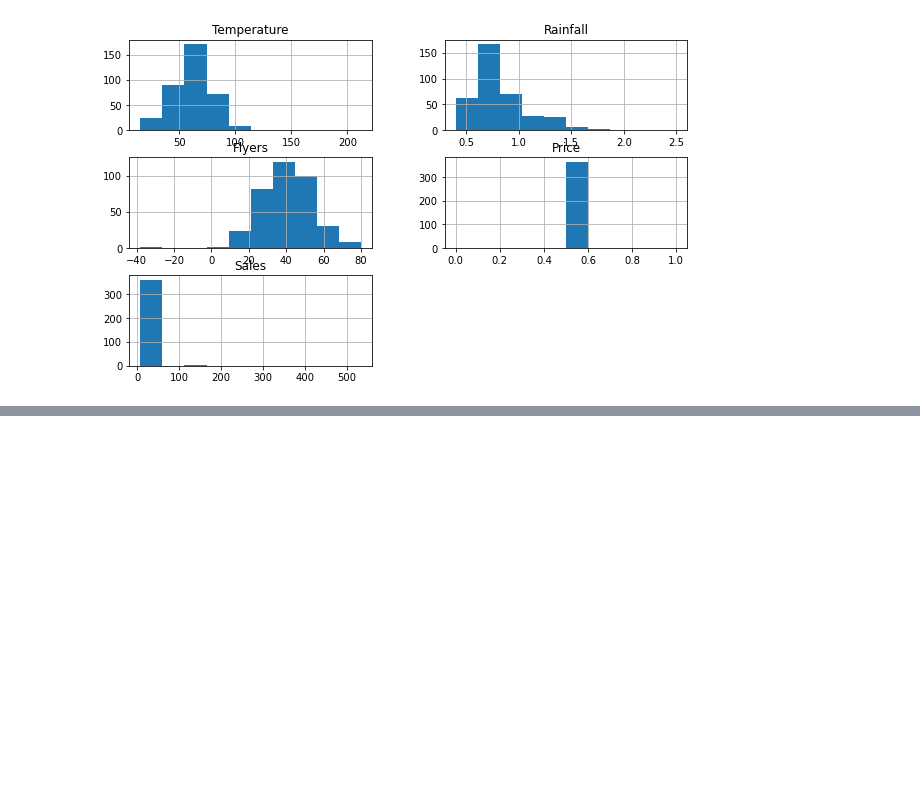
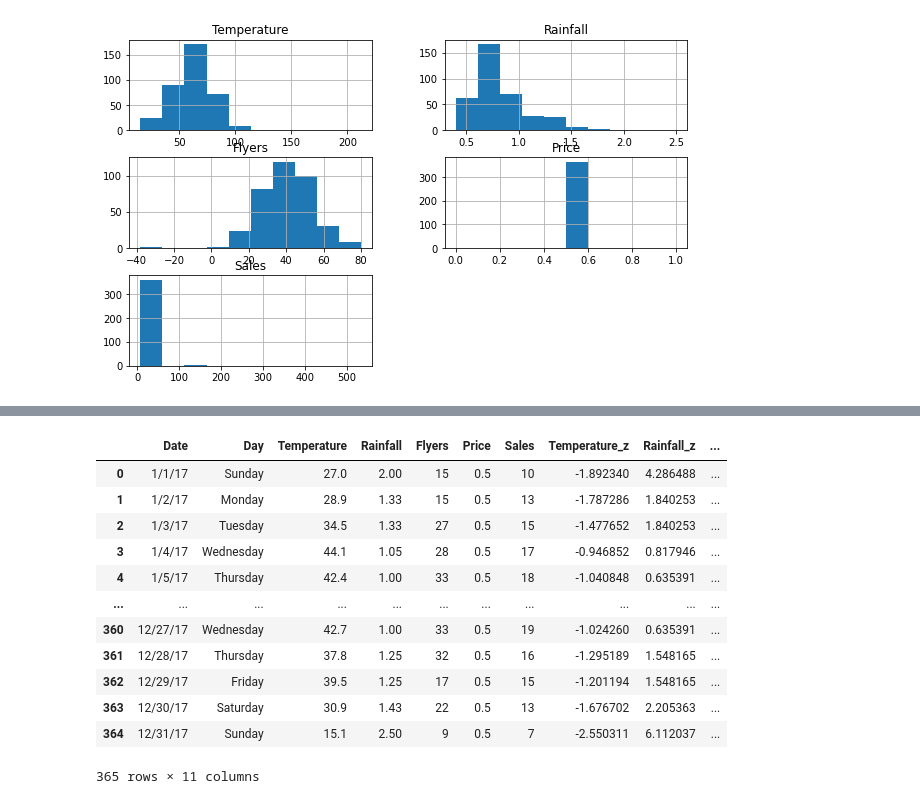
Before and after one commit to sophia-stewart/anomaly-detection-exercises, a Jupyter notebook: continuous_probabilistic_methods.ipynb, the cells around one changed output, grey strips where cells are left out. Cells and saved outputs as stored; diff of their text form; code cells hidden in the pictures; blank space fills up the shorter version.

```diff
--- a/continuous_probabilistic_methods.ipynb
+++ b/continuous_probabilistic_methods.ipynb
@@ -247,0 +263,20 @@ lemonade.hist(figsize=(10,6));
+# %%
+# calculate z-scores, add to dataframe
+z_scores=pd.DataFrame()
+for col in lemonade[norm]:
+    lemonade[str(col)+'_z'] = ((lemonade[col] - lemonade[col].mean()) / lemonade[col].std())
+lemonade
+# %% [output]
+|  | Date | Day | Temperature | Rainfall | Flyers | Price | Sales | Temperature_z | Rainfall_z | ... |
+| 0 | 1/1/17 | Sunday | 27.0 | 2.00 | 15 | 0.5 | 10 | -1.892340 | 4.286488 | ... |
+| 1 | 1/2/17 | Monday | 28.9 | 1.33 | 15 | 0.5 | 13 | -1.787286 | 1.840253 | ... |
+| 2 | 1/3/17 | Tuesday | 34.5 | 1.33 | 27 | 0.5 | 15 | -1.477652 | 1.840253 | ... |
+| 3 | 1/4/17 | Wednesday | 44.1 | 1.05 | 28 | 0.5 | 17 | -0.946852 | 0.817946 | ... |
+| 4 | 1/5/17 | Thursday | 42.4 | 1.00 | 33 | 0.5 | 18 | -1.040848 | 0.635391 | ... |
+| ... | ... | ... | ... | ... | ... | ... | ... | ... | ... | ... |
+| 360 | 12/27/17 | Wednesday | 42.7 | 1.00 | 33 | 0.5 | 19 | -1.024260 | 0.635391 | ... |
+| 361 | 12/28/17 | Thursday | 37.8 | 1.25 | 32 | 0.5 | 16 | -1.295189 | 1.548165 | ... |
+| 362 | 12/29/17 | Friday | 39.5 | 1.25 | 17 | 0.5 | 15 | -1.201194 | 1.548165 | ... |
+| 363 | 12/30/17 | Saturday | 30.9 | 1.43 | 22 | 0.5 | 13 | -1.676702 | 2.205363 | ... |
+| 364 | 12/31/17 | Sunday | 15.1 | 2.50 | 9 | 0.5 | 7 | -2.550311 | 6.112037 | ... |
+365 rows × 11 columns
```
Also changed, not shown: parts of 15 cells of this notebook.
